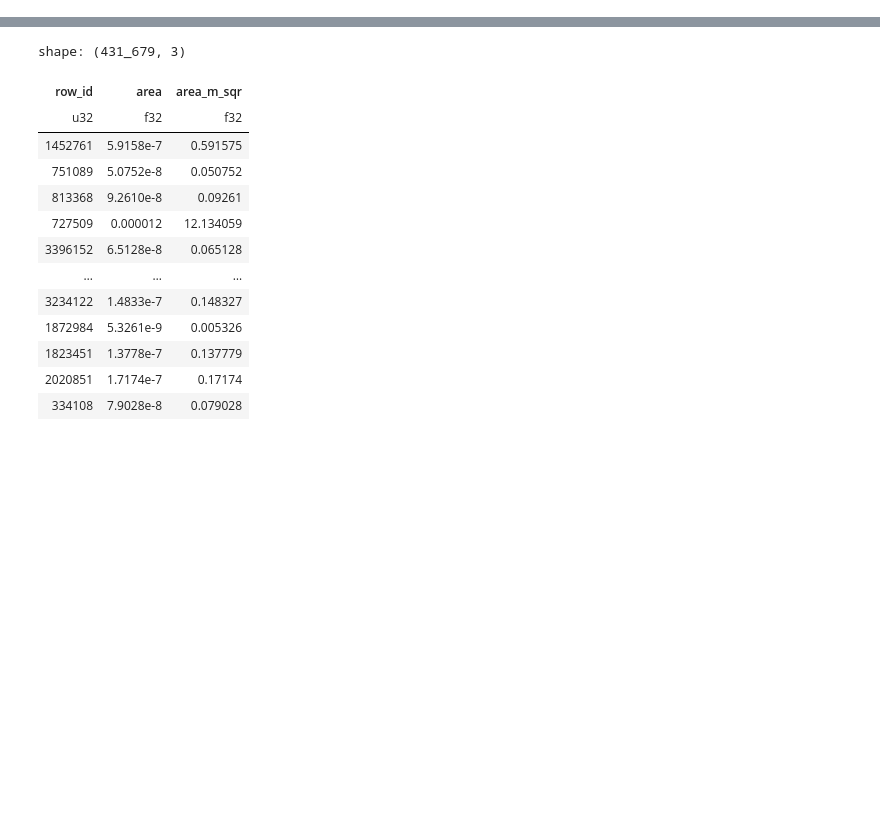
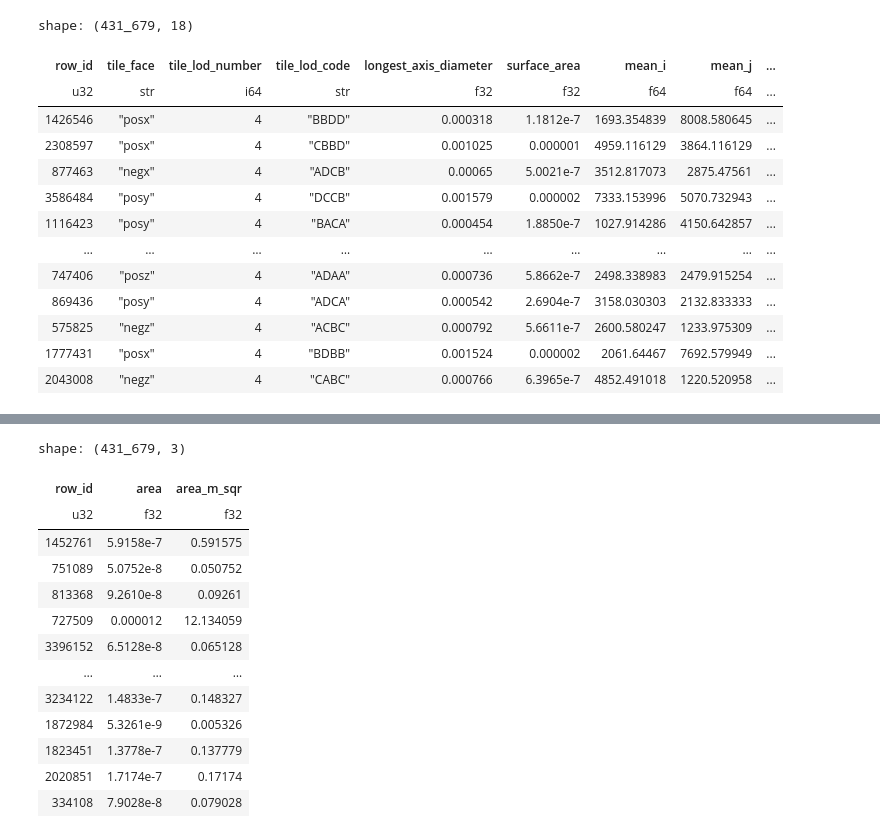
Before and after one commit to Joshua13764/QMAP, a Jupyter notebook: analysis/PowerLawMultiLADMin/analysis.ipynb, the cells around one changed output, grey strips where cells are left out. Cells and saved outputs as stored; diff of their text form; code cells hidden in the pictures; blank space fills up the shorter version.

```diff
--- a/analysis/PowerLawMultiLADMin/analysis.ipynb
+++ b/analysis/PowerLawMultiLADMin/analysis.ipynb
@@ -69,3 +70,20 @@ shape: (72, 7)
+# %%
+dp.boulder_agg_data.collect()
+# %% [output]
+shape: (431_679, 18)
+| row_id | tile_face | tile_lod_number | tile_lod_code | longest_axis_diameter | surface_area | mean_i | mean_j | ... |
+| u32 | str | i64 | str | f32 | f32 | f64 | f64 | ... |
+| 1426546 | "posx" | 4 | "BBDD" | 0.000318 | 1.1812e-7 | 1693.354839 | 8008.580645 | ... |
+| 2308597 | "posx" | 4 | "CBBD" | 0.001025 | 0.000001 | 4959.116129 | 3864.116129 | ... |
+| 877463 | "negx" | 4 | "ADCB" | 0.00065 | 5.0021e-7 | 3512.817073 | 2875.47561 | ... |
+| 3586484 | "posy" | 4 | "DCCB" | 0.001579 | 0.000002 | 7333.153996 | 5070.732943 | ... |
+| 1116423 | "posy" | 4 | "BACA" | 0.000454 | 1.8850e-7 | 1027.914286 | 4150.642857 | ... |
+| … | … | … | … | … | … | … | … | ... |
+| 747406 | "posz" | 4 | "ADAA" | 0.000736 | 5.8662e-7 | 2498.338983 | 2479.915254 | ... |
+| 869436 | "posy" | 4 | "ADCA" | 0.000542 | 2.6904e-7 | 3158.030303 | 2132.833333 | ... |
+| 575825 | "negz" | 4 | "ACBC" | 0.000792 | 5.6611e-7 | 2600.580247 | 1233.975309 | ... |
+| 1777431 | "posx" | 4 | "BDBB" | 0.001524 | 0.000002 | 2061.64467 | 7692.579949 | ... |
+| 2043008 | "negz" | 4 | "CABC" | 0.000766 | 6.3965e-7 | 4852.491018 | 1220.520958 | ... |
 # %%
 import numpy as np
 import matplotlib.pyplot as plt
```
Also changed, not shown: parts of 4 cells of this notebook, 27 other files.
